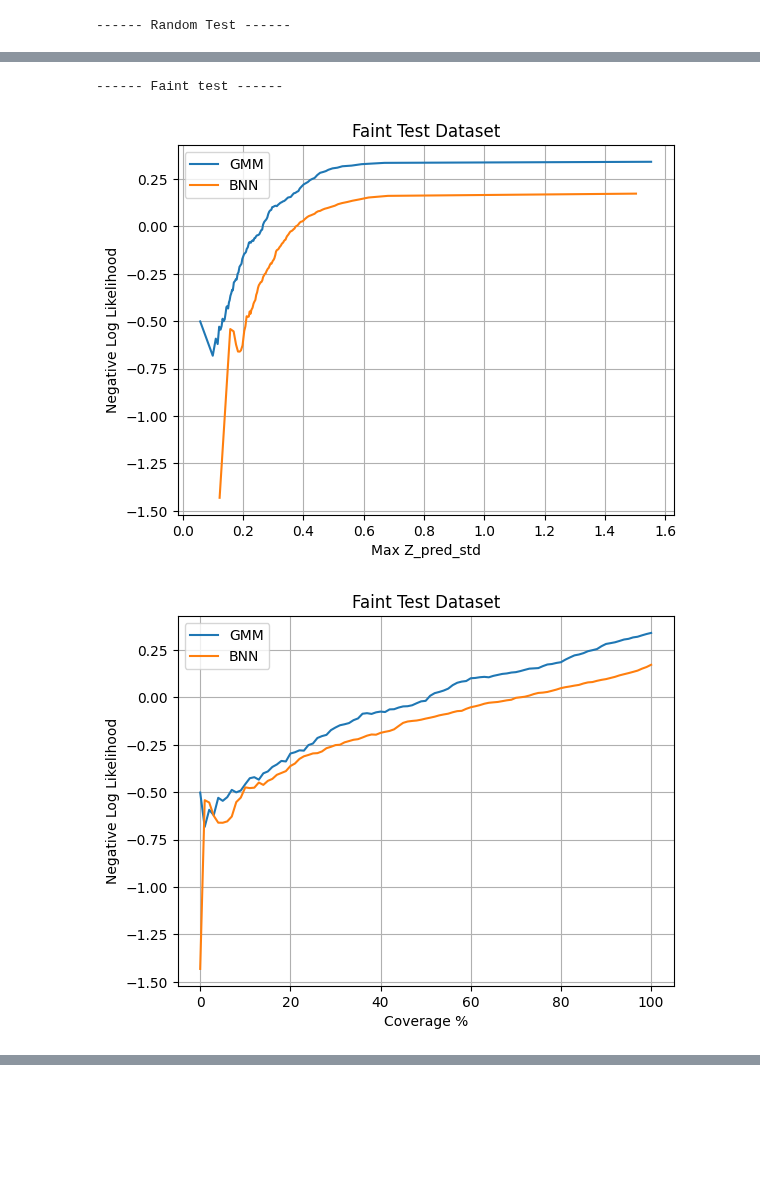
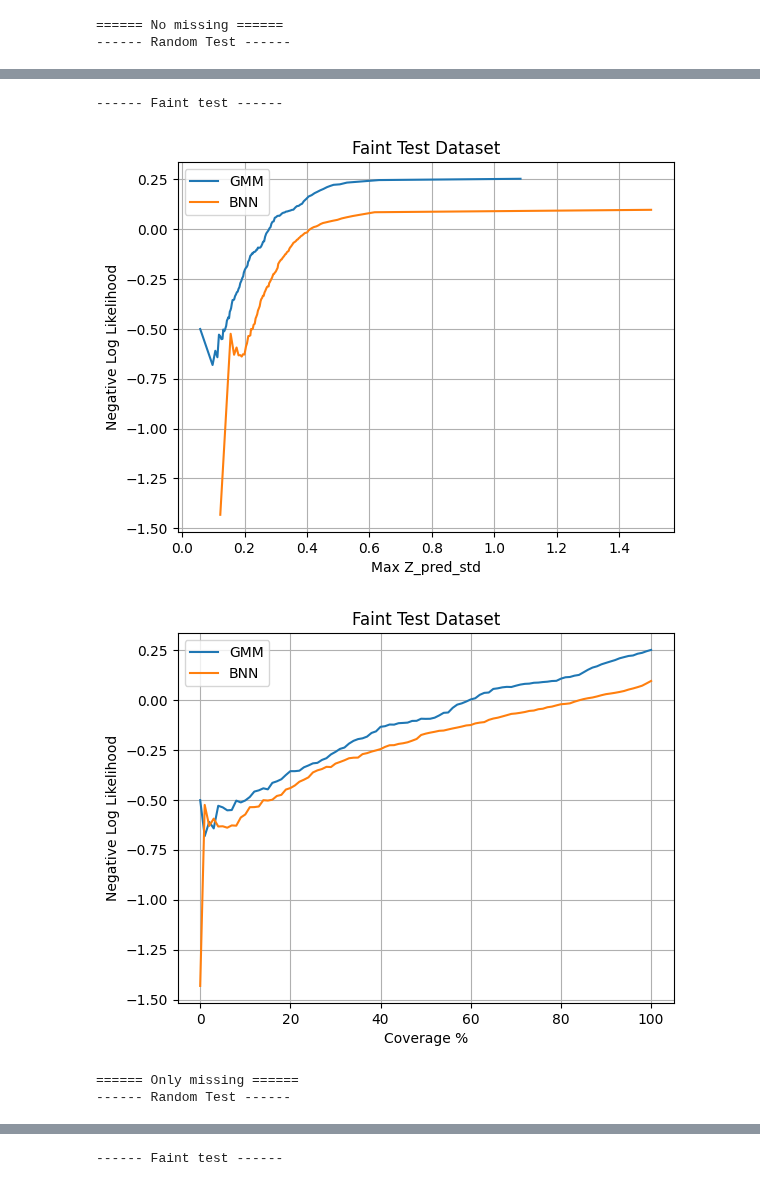
Before and after one commit to kacper-drabicki/redshift, a Jupyter notebook: notebooks/nll_vs_cutoff.ipynb, the cells around one changed output, grey strips where cells are left out. Saved outputs shown, nothing was run; the diff lists cells and outputs as text; code cells hidden in the pictures; blank space fills up the shorter version.

Commit message:
added split between data that have zero missing features and those that have at least one

```diff
--- a/notebooks/nll_vs_cutoff.ipynb
+++ b/notebooks/nll_vs_cutoff.ipynb
@@ -6,8 +6,9 @@ import matplotlib.pyplot as plt
 filePathGMM = "../../dataframes/experiment2.1/MG_3_components_3.csv"
 filePathBNN = "../../dataframes/experiment2.1/BNN_2.csv"
 # %%
-def load_df(filePath):
-    df = pd.read_csv(filePath, usecols=["split", "faint", "Z", "Z_pred", "Z_pred_std", "Z_spec_prob"])
+def load_df(filePath, missing=False):
+    df = pd.read_csv(filePath, usecols=["split", "faint", "Z", "Z_pred", "Z_pred_std", "Z_spec_prob", "has_missing"])
+    df = df.loc[df["has_missing"]==missing]
     df = df.loc[df["split"]=="test"].sort_values(by="Z_pred_std", ascending=False)
     df_test = df.loc[~df["faint"]]
     df_faint = df.loc[df["faint"]]
@@ -52,9 +53,19 @@ def evaluate(df_gmm, df_bnn, dataset):
 df_test_gmm, df_faint_gmm = load_df(filePathGMM)
 df_test_bnn, df_faint_bnn = load_df(filePathBNN)
 
+print("====== No missing ======")
 print("------ Random Test ------")
 evaluate(df_test_gmm, df_test_bnn, "Random Test")
 print("------ Faint test ------")
 evaluate(df_faint_gmm, df_faint_bnn, "Faint Test")
+
+df_test_gmm, df_faint_gmm = load_df(filePathGMM, missing=True)
+df_test_bnn, df_faint_bnn = load_df(filePathBNN, missing=True)
+print("====== Only missing ======")
+print("------ Random Test ------")
+evaluate(df_test_gmm, df_test_bnn, "Random Test")
+print("------ Faint test ------")
+evaluate(df_faint_gmm, df_faint_bnn, "Faint Test")
 # %% [output]
+====== No missing ======
 ------ Random Test ------
@@ -63,3 +74,5 @@ evaluate(df_faint_gmm, df_faint_bnn, "Faint Test")
 ------ Faint test ------
-[figure, old version]
+[figure, new version]
-[figure, old version]
+[figure, new version]
+====== Only missing ======
+------ Random Test ------
@@ -65,0 +81 @@ evaluate(df_faint_gmm, df_faint_bnn, "Faint Test")
+------ Faint test ------
```
Also changed, not shown: parts of 1 cell of this notebook, 37 other files.
